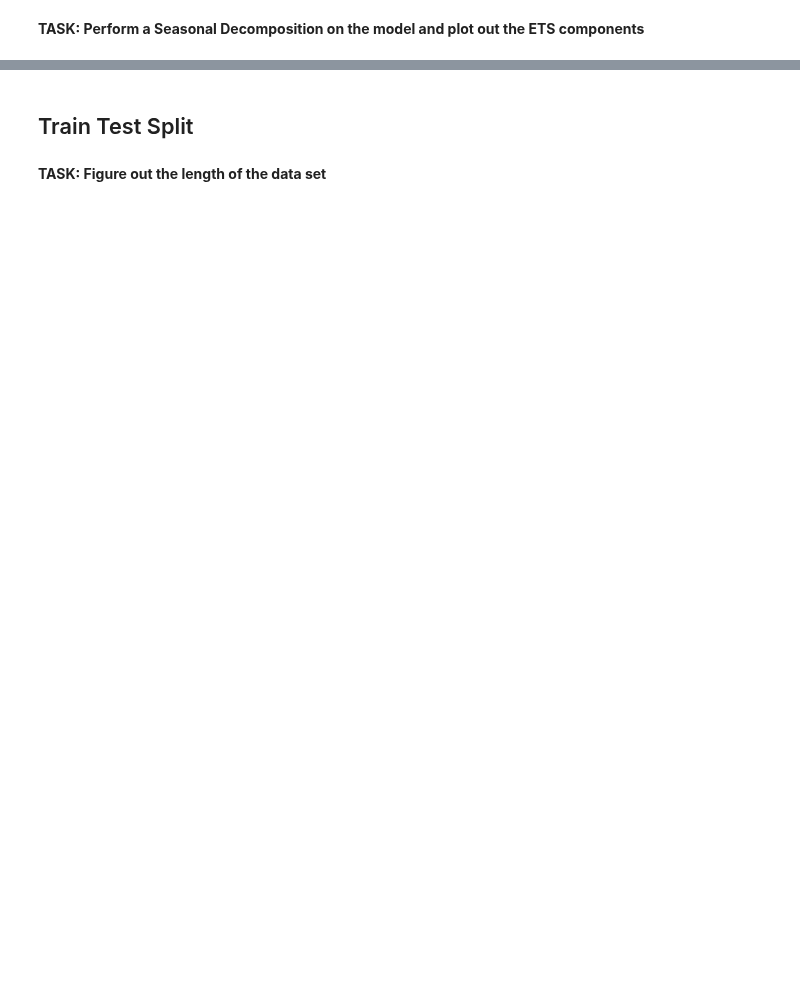
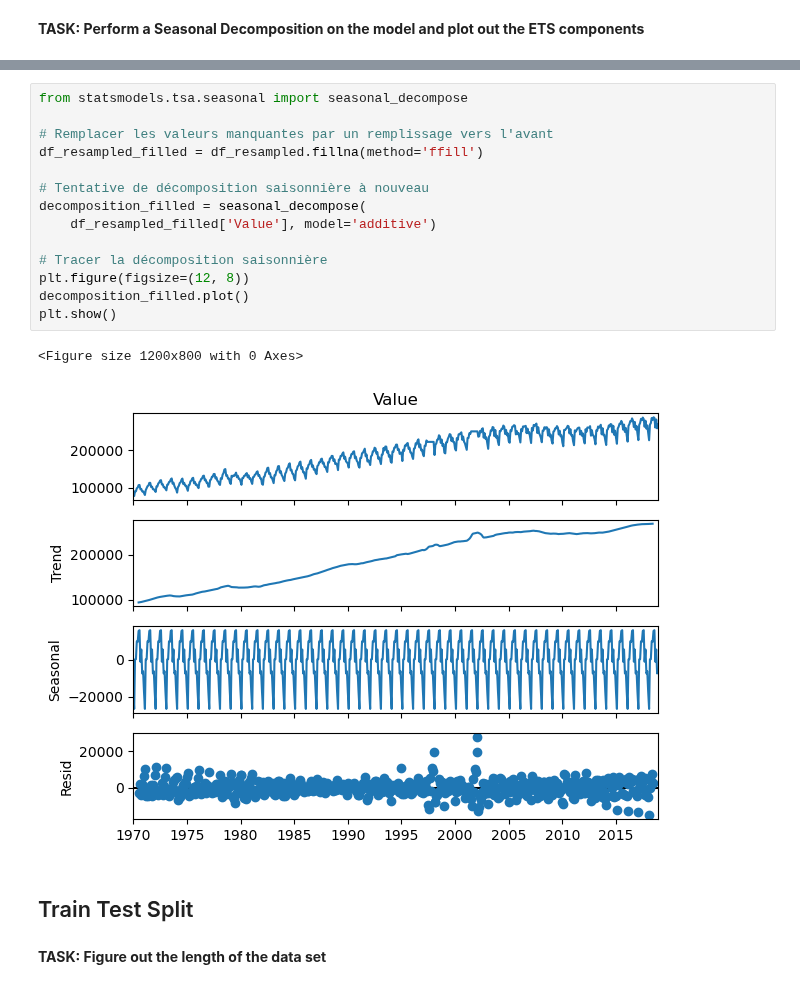
Before and after one commit to bigmoletos/WildCodeSchool_formation_IA_nov2023, a Jupyter notebook: quêtes/Semaine12/FD_LSTM_for_Miles_Traveled_Time_Series_Forecasting.ipynb, the cells around one changed output, grey strips where cells are left out. Saved outputs shown, nothing was run; the diff lists cells and outputs as text; blank space fills up the shorter version.

```diff
--- a/quêtes/Semaine12/FD_LSTM_for_Miles_Traveled_Time_Series_Forecasting.ipynb
+++ b/quêtes/Semaine12/FD_LSTM_for_Miles_Traveled_Time_Series_Forecasting.ipynb
@@ -212,3 +199,20 @@ NameError: name 'df_train' is not defined
+# %%
+from statsmodels.tsa.seasonal import seasonal_decompose
+
+# Remplacer les valeurs manquantes par un remplissage vers l'avant
+df_resampled_filled = df_resampled.fillna(method='ffill')
+
+# Tentative de décomposition saisonnière à nouveau
+decomposition_filled = seasonal_decompose(
+    df_resampled_filled['Value'], model='additive')
+
+# Tracer la décomposition saisonnière
+plt.figure(figsize=(12, 8))
+decomposition_filled.plot()
+plt.show()
+# %% [output]
+<Figure size 1200x800 with 0 Axes>
+[figure, added]
 # %% [markdown]
 ## Train Test Split
 # %% [markdown]
```
Also changed, not shown: parts of 45 cells of this notebook.
